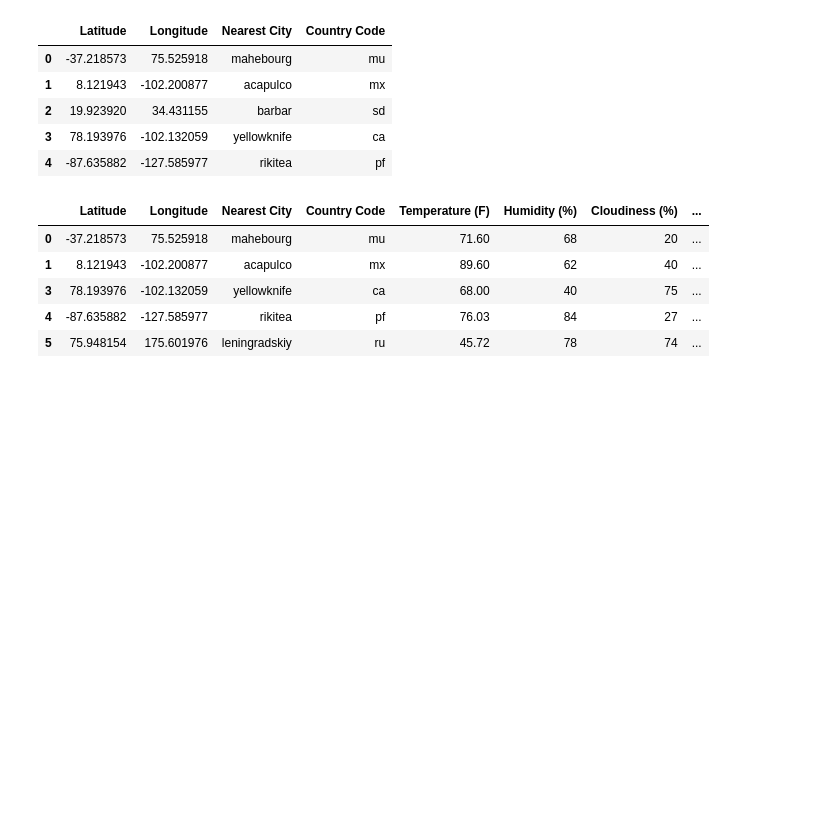
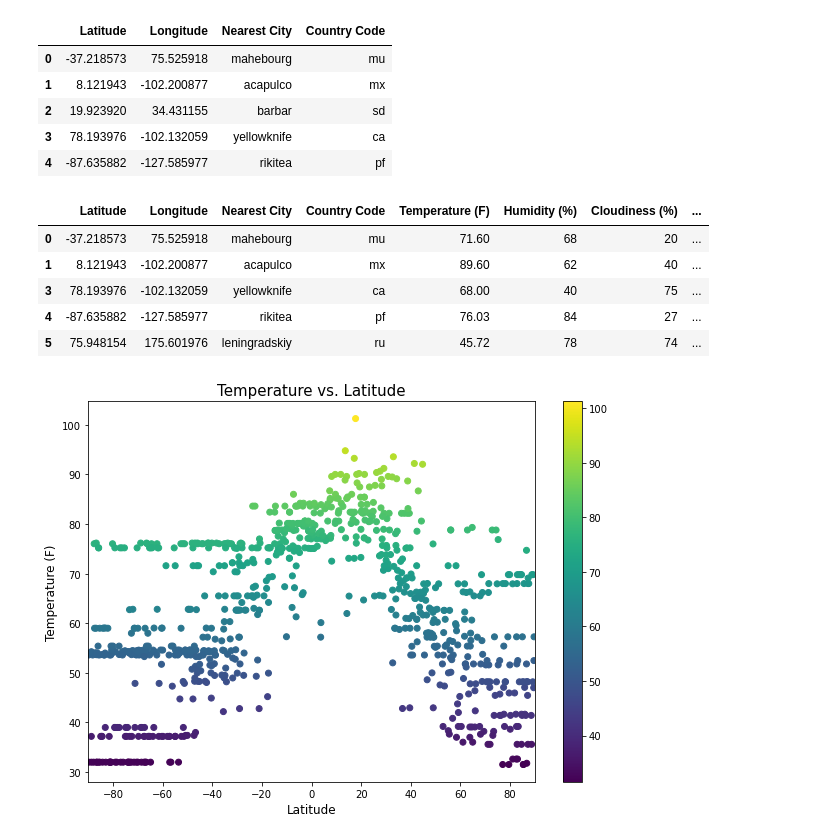
Before and after one commit to JonathanAntia/python-api-challenge, a Jupyter notebook: WeatherPy/WeatherPy.ipynb, the cells around one changed output. Drawn from its saved outputs; the diff is of its cells as text; code cells hidden in the pictures; blank space fills up the shorter version.

Commit message:
added chart of temperature vs latitude

```diff
--- a/WeatherPy/WeatherPy.ipynb
+++ b/WeatherPy/WeatherPy.ipynb
@@ -99,3 +99,15 @@ weather_data.head()
 | 3 | 78.193976 | -102.132059 | yellowknife | ca | 68.00 | 40 | 75 | ... |
 | 4 | -87.635882 | -127.585977 | rikitea | pf | 76.03 | 84 | 27 | ... |
 | 5 | 75.948154 | 175.601976 | leningradskiy | ru | 45.72 | 78 | 74 | ... |
+# %%
+# make scatter plot of Temperature vs Lat
+fig,ax = plt.subplots(figsize=(10,7))
+chart = ax.scatter(weather_data["Latitude"],weather_data['Temperature (F)'],c=weather_data['Temperature (F)'],)
+fig.colorbar(chart, ax=ax)
+plt.xlabel("Latitude", fontsize=12)
+plt.ylabel("Temperature (F)", fontsize=12)
+plt.title("Temperature vs. Latitude", fontsize=15)
+plt.xlim(-90,90)
+plt.show()
+# %% [output]
+[figure, added]
```
Also changed, not shown: parts of 2 cells of this notebook.
